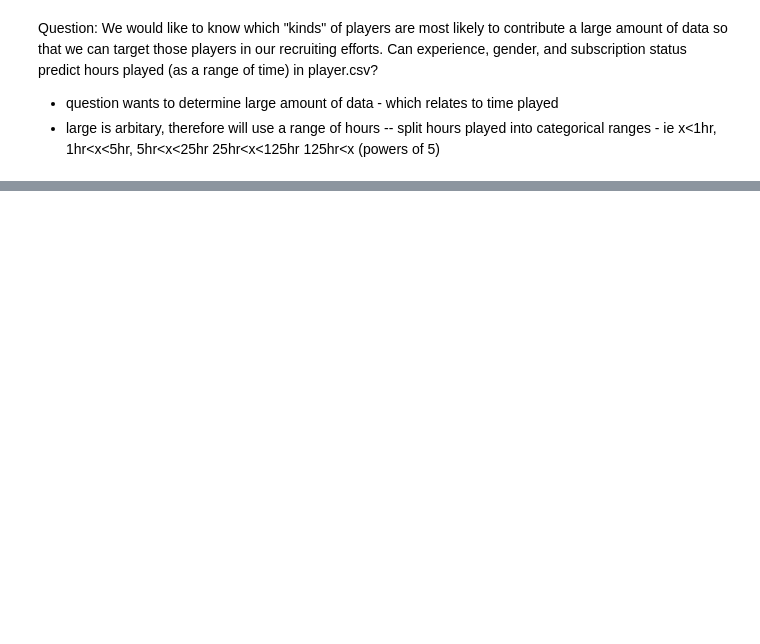
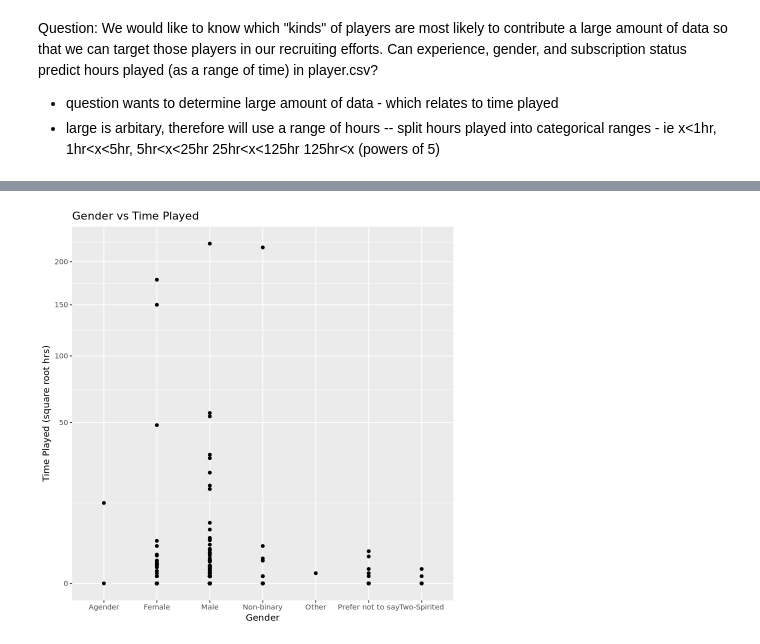
Before and after one commit to n-b-t/DSCI-100-Project-individual-, a Jupyter notebook: Planning_Report.ipynb, the cells around one changed output, grey strips where cells are left out. Saved outputs shown, nothing was run; the diff lists cells and outputs as text; code cells hidden in the pictures; blank space fills up the shorter version.

```diff
--- a/Planning_Report.ipynb
+++ b/Planning_Report.ipynb
@@ -52,0 +90,11 @@ experience_plot
+# %%
+gender_plot <-  player_data |>
+                    ggplot(aes(x = gender, played_hours)) +
+                    geom_point() +
+                    labs(x = "Gender", y = "Time Played (square root hrs)",
+                         title = "Gender vs Time Played") +
+                    theme(text = element_text(30)) +
+                    scale_y_sqrt()
+gender_plot
+# %% [output]
+[figure, added]
```
Also changed, not shown: parts of 5 cells of this notebook.
